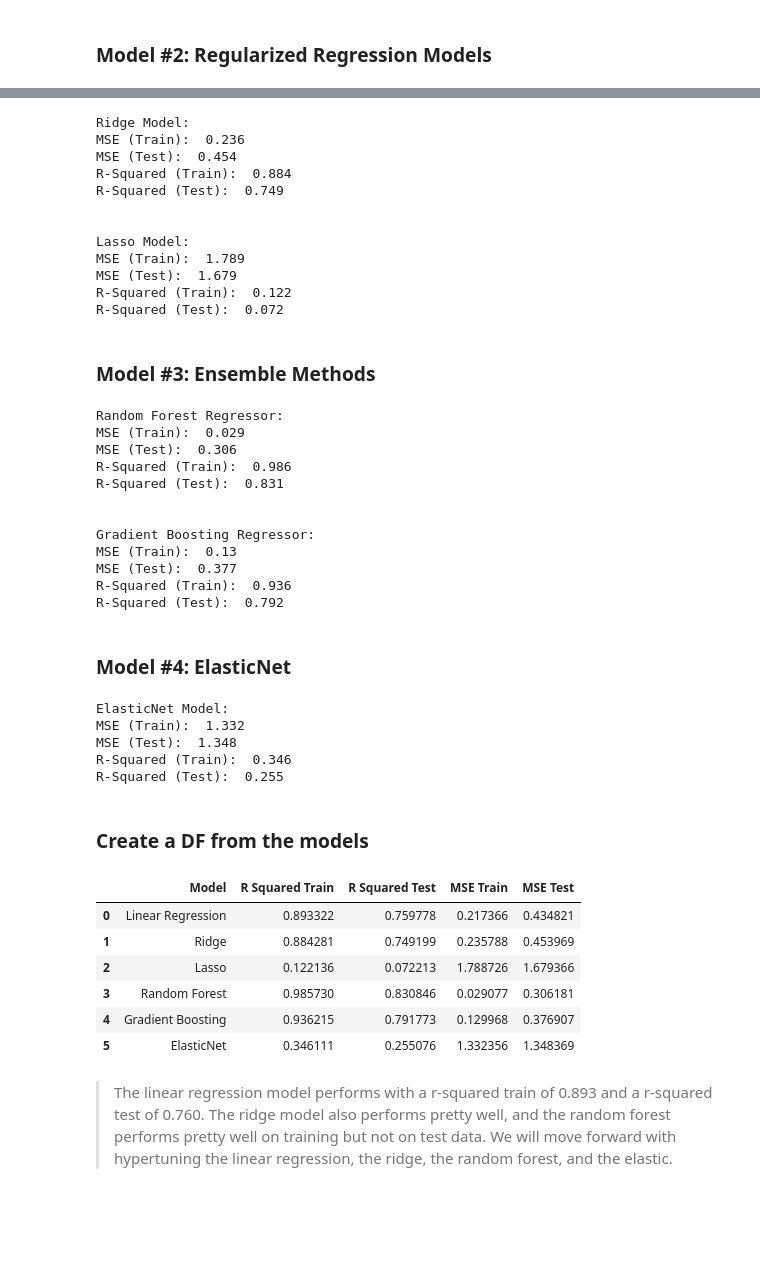
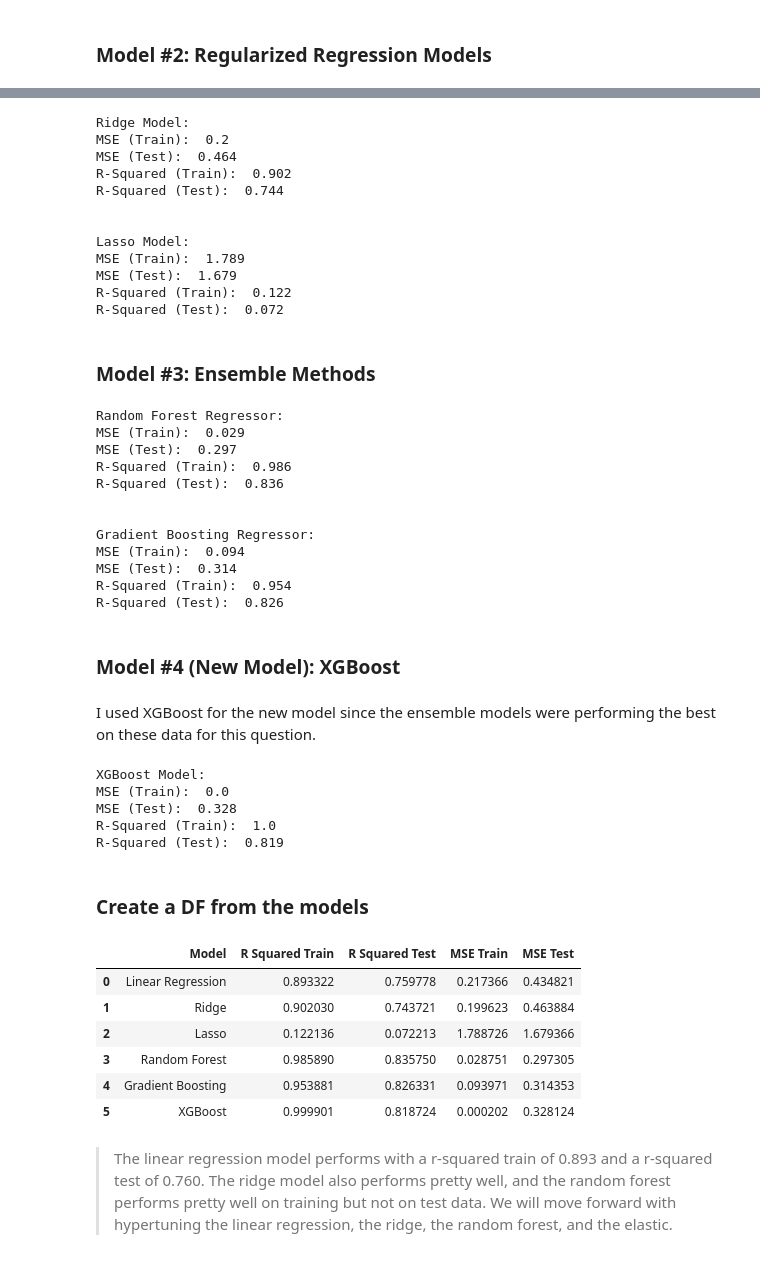
Before and after one commit to MLFP-90803-SP24-FinalProjects/Team13-ML-finalProject-Unveiling-the-Future-of-Women-in-STEM, a Jupyter notebook: Question2Gracie.ipynb, the cells around one changed output, grey strips where cells are left out. Cells and saved outputs as stored; diff of their text form; code cells hidden in the pictures; blank space fills up the shorter version.

```diff
--- a/Question2Gracie.ipynb
+++ b/Question2Gracie.ipynb
@@ -144,8 +147,8 @@ def question2(model_type, X_train, y_train, X_test, y_test):
       model = RandomForestRegressor()
     elif model_type == 'Gradient Boosting':
       model = GradientBoostingRegressor()
-    elif model_type == 'ElasticNet':
-      model = ElasticNet()
+    elif model_type== 'XGBoost':
+      model = XGBRegressor()
     else:
       print('Please specify the model type')
 
@@ -189,18 +194,18 @@ R-Squared (Test):  0.76
 # %%
-#running the ridge model with the selected features
+#running the ridge model
 print('Ridge Model:')
-mse_train_ridge, mse_test_ridge, r_sq_train_ridge, r_sq_test_ridge = question2('Ridge', X_train_selected, y_train, X_test_selected, y_test)
+mse_train_ridge, mse_test_ridge, r_sq_train_ridge, r_sq_test_ridge = question2('Ridge', X_train, y_train, X_test, y_test)
 print('\n')
 
 #running the lasso model with the selected features
 print('Lasso Model:')
-mse_train_lasso, mse_test_lasso, r_sq_train_lasso, r_sq_test_lasso = question2('Lasso', X_train_selected, y_train, X_test_selected, y_test)
+mse_train_lasso, mse_test_lasso, r_sq_train_lasso, r_sq_test_lasso = question2('Lasso', X_train, y_train, X_test, y_test)
 # %% [output]
 Ridge Model:
-MSE (Train):  0.236
-MSE (Test):  0.454
-R-Squared (Train):  0.884
-R-Squared (Test):  0.749
+MSE (Train):  0.2
+MSE (Test):  0.464
+R-Squared (Train):  0.902
+R-Squared (Test):  0.744
 
 
 Lasso Model:
@@ -215,39 +220,41 @@ R-Squared (Test):  0.072
 y_train_ensemble = y_train.values.ravel()
 y_test_ensemble = y_test.values.ravel()
 
-#running the random forest model with the selected features
+#running the random forest model
 print('Random Forest Regressor:')
-mse_train_rf, mse_test_rf, r_sq_train_rf, r_sq_test_rf = question2('Random Forest', X_train_selected, y_train_ensemble, X_test_selected, y_test_ensemble)
+mse_train_rf, mse_test_rf, r_sq_train_rf, r_sq_test_rf = question2('Random Forest', X_train, y_train_ensemble, X_test, y_test_ensemble)
 print('\n')
 
-#running the gradient boosting model with the selected features
+#running the gradient boosting model
 print('Gradient Boosting Regressor:')
-mse_train_gb, mse_test_gb, r_sq_train_gb, r_sq_test_gb = question2('Gradient Boosting', X_train_selected, y_train_ensemble, X_test_selected, y_test_ensemble)
+mse_train_gb, mse_test_gb, r_sq_train_gb, r_sq_test_gb = question2('Gradient Boosting', X_train, y_train_ensemble, X_test, y_test_ensemble)
 # %% [output]
 Random Forest Regressor:
 MSE (Train):  0.029
-MSE (Test):  0.306
+MSE (Test):  0.297
 R-Squared (Train):  0.986
-R-Squared (Test):  0.831
+R-Squared (Test):  0.836
 
 
 Gradient Boosting Regressor:
-MSE (Train):  0.13
-MSE (Test):  0.377
-R-Squared (Train):  0.936
-R-Squared (Test):  0.792
+MSE (Train):  0.094
+MSE (Test):  0.314
+R-Squared (Train):  0.954
+R-Squared (Test):  0.826
 # %% [markdown]
-### Model #4: ElasticNet
+### Model #4 (New Model): XGBoost
+# %% [markdown]
+I used XGBoost for the new model since the ensemble models were performing the best on these data for this question.
 # %%
-#running the elasticnet model with the selected features
-print('ElasticNet Model:')
-mse_train_en, mse_test_en, r_sq_train_en, r_sq_test_en = question2('ElasticNet', X_train_selected, y_train, X_test_selected, y_test)
+#running the XGBoost model
+print('XGBoost Model:')
+mse_train_xg, mse_test_xg, r_sq_train_xg, r_sq_test_xg = question2('XGBoost', X_train, y_train, X_test, y_test)
 # %% [output]
-ElasticNet Model:
-MSE (Train):  1.332
-MSE (Test):  1.348
-R-Squared (Train):  0.346
-R-Squared (Test):  0.255
+XGBoost Model:
+MSE (Train):  0.0
+MSE (Test):  0.328
+R-Squared (Train):  1.0
+R-Squared (Test):  0.819
 # %% [markdown]
 ### Create a DF from the models
 # %%
@@ -260,7 +267,7 @@ data = {
         'Lasso',
         'Random Forest',
         'Gradient Boosting',
-        'ElasticNet'
+        'XGBoost'
         ],
 
 
@@ -270,48 +277,48 @@ data = {
         r_sq_train_lasso,
         r_sq_train_rf,
         r_sq_train_gb,
-        r_sq_train_en
+        r_sq_train_xg
         ],
 
     'R Squared Test': [
         r_sq_test_lr,
         r_sq_test_ridge,
         r_sq_test_lasso,
         r_sq_test_rf,
         r_sq_test_gb,
-        r_sq_test_en
+        r_sq_test_xg
         ],
 
     'MSE Train': [
         mse_train_lr,
         mse_train_ridge,
         mse_train_lasso,
         mse_train_rf,
         mse_train_gb,
-        mse_train_en
+        mse_train_xg
         ],
 
     'MSE Test': [
         mse_test_lr,
         mse_test_ridge,
         mse_test_lasso,
         mse_test_rf,
         mse_test_gb,
-        mse_test_en
+        mse_test_xg
     ]
     }
 
 # Create and display a dataframe
 results_df = pd.DataFrame(data)
 results_df
 # %% [output]
 |  | Model | R Squared Train | R Squared Test | MSE Train | MSE Test |
 | 0 | Linear Regression | 0.893322 | 0.759778 | 0.217366 | 0.434821 |
-| 1 | Ridge | 0.884281 | 0.749199 | 0.235788 | 0.453969 |
+| 1 | Ridge | 0.902030 | 0.743721 | 0.199623 | 0.463884 |
 | 2 | Lasso | 0.122136 | 0.072213 | 1.788726 | 1.679366 |
-| 3 | Random Forest | 0.985730 | 0.830846 | 0.029077 | 0.306181 |
-| 4 | Gradient Boosting | 0.936215 | 0.791773 | 0.129968 | 0.376907 |
-| 5 | ElasticNet | 0.346111 | 0.255076 | 1.332356 | 1.348369 |
+| 3 | Random Forest | 0.985890 | 0.835750 | 0.028751 | 0.297305 |
+| 4 | Gradient Boosting | 0.953881 | 0.826331 | 0.093971 | 0.314353 |
+| 5 | XGBoost | 0.999901 | 0.818724 | 0.000202 | 0.328124 |
 # %% [markdown]
 > The linear regression model performs with a r-squared train of 0.893 and a r-squared test of 0.760. The ridge model also performs pretty well, and the random forest performs pretty well on training but not on test data. We will move forward with hypertuning the linear regression, the ridge, the random forest, and the elastic.
 # %% [markdown]
```
Also changed, not shown: parts of 17 cells of this notebook.
